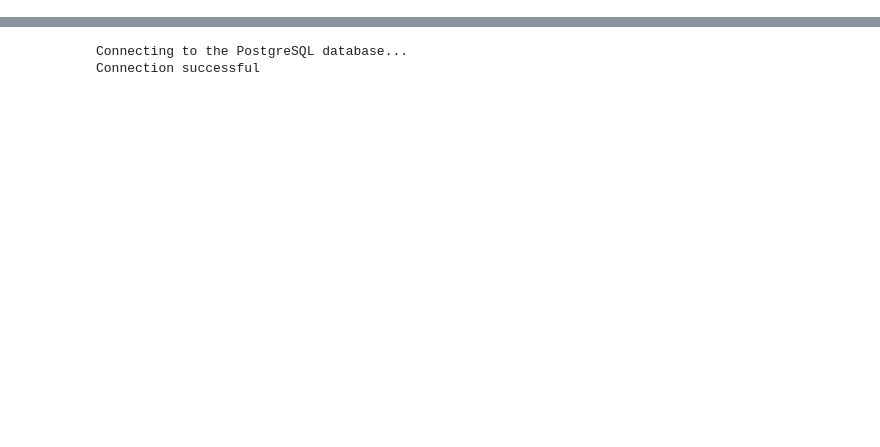
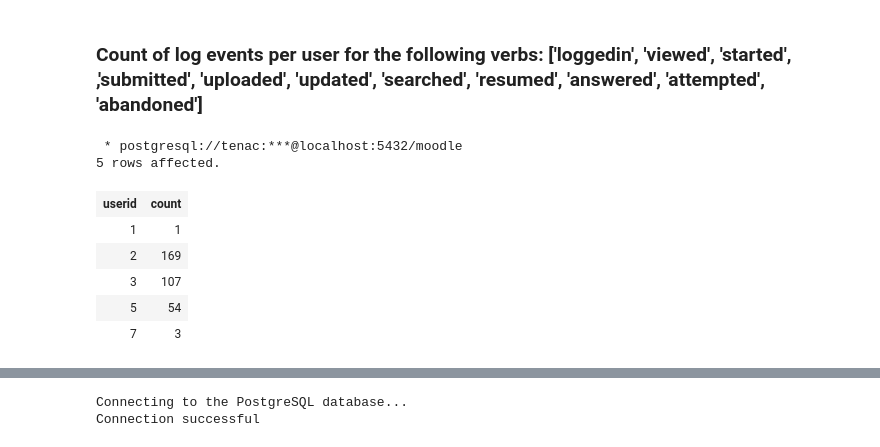
Before and after one commit to dmarinere/Moodle_-Education_data_Analysis, a Jupyter notebook: Moodle_DataBase.ipynb, the cells around one changed output, grey strips where cells are left out. Drawn from its saved outputs; the diff is of its cells as text; code cells hidden in the pictures; blank space fills up the shorter version.

```diff
--- a/Moodle_DataBase.ipynb
+++ b/Moodle_DataBase.ipynb
@@ -8,0 +146,14 @@ from sqlalchemy import create_engine
+# %% [markdown]
+###  Count of log events per user for the following verbs: ['loggedin', 'viewed', 'started', ,'submitted', 'uploaded', 'updated', 'searched', 'resumed', 'answered', 'attempted', 'abandoned']
+# %%
+%%sql
+SELECT userid, COUNT(action) FROM mdl_logstore_standard_log WHERE action = 'loggedin' GROUP BY userid limit 5
+# %% [output]
+ * postgresql://tenac:***@localhost:5432/moodle
+5 rows affected.
+| userid | count |
+| 1 | 1 |
+| 2 | 169 |
+| 3 | 107 |
+| 5 | 54 |
+| 7 | 3 |
```
Also changed, not shown: parts of 36 cells of this notebook.
